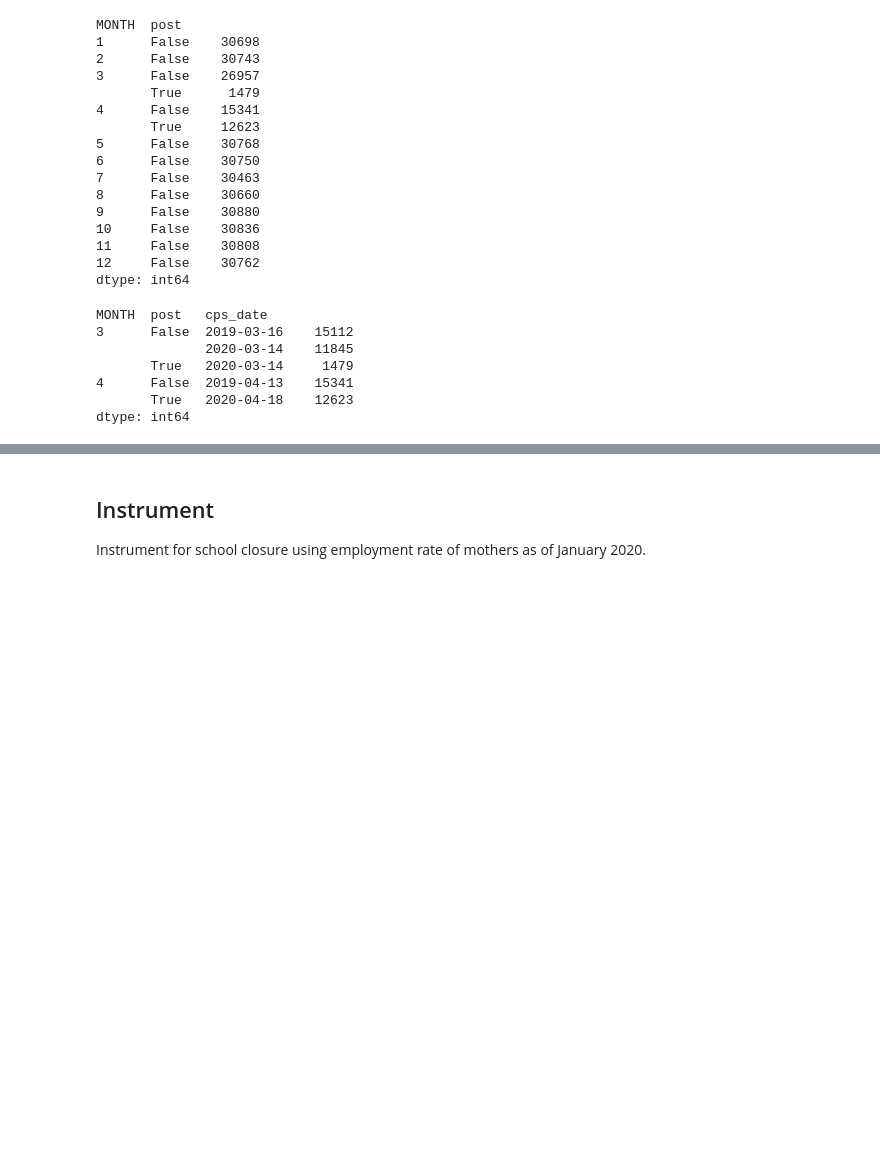
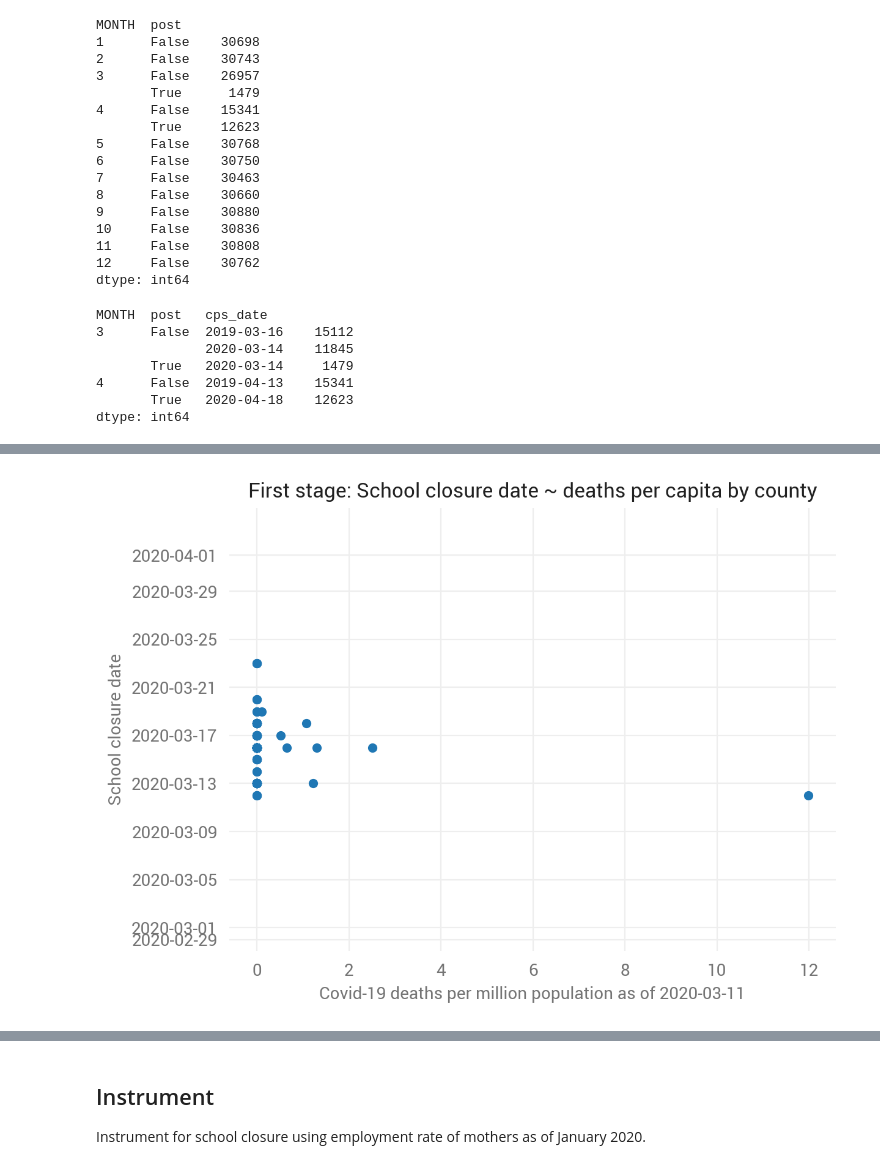
Before and after one commit to MaxGhenis/mit_1432, a Jupyter notebook: paper.ipynb, the cells around one changed output, grey strips where cells are left out. Saved outputs shown, nothing was run; the diff lists cells and outputs as text; code cells hidden in the pictures; blank space fills up the shorter version.

```diff
--- a/paper.ipynb
+++ b/paper.ipynb
@@ -333,0 +312,4 @@ dtype: int64
+# %%
+COVID_DT = '2020-03-11'
+# %%
+cases_covid_dt = cases[cases.date == COVID_DT]
@@ -333,0 +375,8 @@ dtype: int64
+# %%
+cases_covid_dt.plot.scatter(x='deaths_pc', y='school_closure_date')
+plt.title('First stage: School closure date ~ deaths per capita by county')
+plt.xlabel('Covid-19 deaths per million population as of 2020-03-11')
+plt.ylabel('School closure date')
+plt.show()
+# %% [output]
+[figure, added]
```
Also changed, not shown: parts of 45 cells of this notebook, 1 other file.
